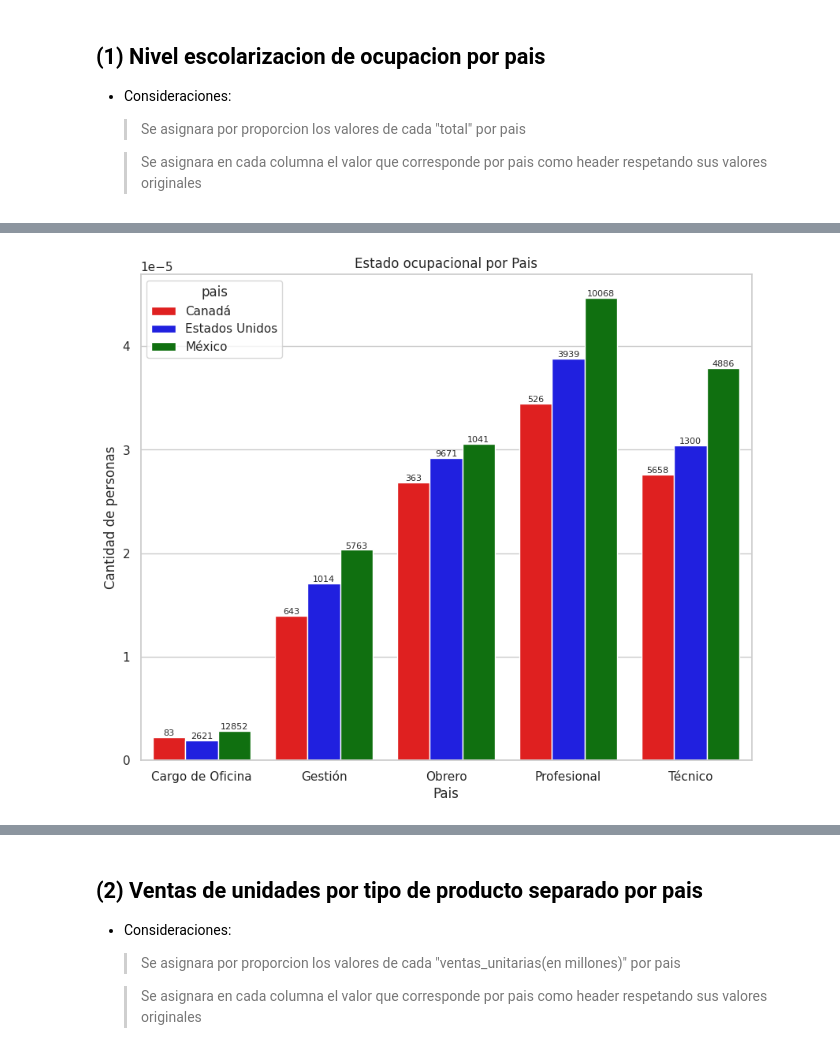
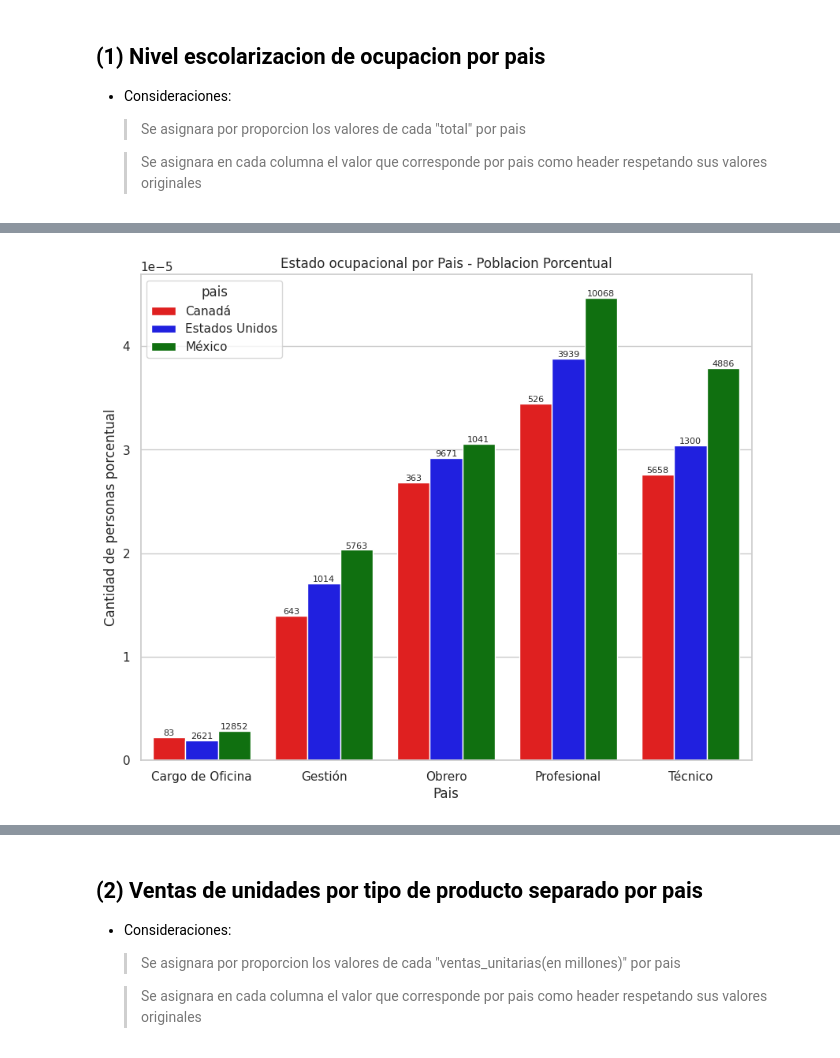
Before and after one commit to Bigote93/EscenciaDelCliente, a Jupyter notebook: EscenciaDelCliente.ipynb, the cells around one changed output, grey strips where cells are left out. Drawn from its saved outputs; the diff is of its cells as text; code cells hidden in the pictures.

Commit message:
Correccion de dataframes y graficos

```diff
--- a/EscenciaDelCliente.ipynb
+++ b/EscenciaDelCliente.ipynb
@@ -131,10 +131,10 @@ columnas = {
     'member_card': 'miembro',
     'occupation': 'ocupacion',
     'houseowner': 'vivienda_propia',
-     #Columna eliminada: 'avg_cars_at home(approx)': 'promedio_autos(aprox)',
+    'avg_cars_at home(approx)': 'promedio_autos(aprox)',
     'avg. yearly_income': 'ingreso_anual',
     'num_children_at_home': 'numero_hijos',
-    'avg_cars_at home(approx).1': 'promedio_autos(aprox)',
+    #Columna eliminada: 'avg_cars_at home(approx).1': 'promedio_autos(aprox)',
     'brand_name': 'marca',
     'SRP': 'precio_recomendado',
     'gross_weight': 'peso_bruto',
@@ -681,3 +601,36 @@ df_trabajar.sample(5)
   > Se asignara por proporcion los valores de cada "total" por pais
 
   > Se asignara en cada columna el valor que corresponde por pais como header respetando sus valores originales
+# %%
+#Cargar columnas de  interes
+df_ocup_pais = df_trabajar[['ocupacion', 'pais']]
+
+#Creamos agrupacion por ocupacion y pais
+df_ocup_pais_g = df_ocup_pais.groupby(['ocupacion','pais']).size().reset_index()
+df_ocup_pais_g.columns = ['ocupacion','pais','total']
+
+#Asignacion de tamaño
+plt.figure(figsize=(10,8))
+
+# Definir una paleta de colores personalizada para los géneros
+palette = {'Canadá': 'red', 'Estados Unidos': 'blue', 'México': 'green'}
+
+#GRafico de histograma por data
+sns.barplot(
+    x="ocupacion",
+    y="total",
+    hue="pais",
+    data=df_ocup_pais_g,
+    saturation = 0.75,
+    palette = palette)
+
+
+for i, bar in enumerate(plt.gca().patches):
+  plt.text(bar.get_x() + bar.get_width() / 2, bar.get_y() + bar.get_height(), df_ocup_pais_g['total'].iloc[i], ha="center", va="bottom",fontsize=8)
+
+
+plt.title('Estado ocupacional por Pais - Muestral')
+plt.xlabel('Pais')
+plt.ylabel('Cantidad de personas')
+
+plt.show()
@@ -684,35 +639,36 @@ df_trabajar.sample(5)
 # %%
+#Cargar columnas de interes
 df_ocup_pais = df_clientes[['ocupacion', 'pais','poblacion_pais']]
 
 #Creamos agrupacion por ocupacion y pais
 df_ocup_pais_g = df_ocup_pais.groupby(['ocupacion','pais','poblacion_pais']).size().reset_index()
 df_ocup_pais_g.columns = ['ocupacion','pais','poblacion_pais','total']
 df_ocup_pais_g['densidad_pais'] = df_ocup_pais_g['total'] / df_ocup_pais_g['poblacion_pais']
 
 #Asignacion de tamaño
 plt.figure(figsize=(10,8))
 
 # Definir una paleta de colores personalizada para los géneros
 palette = {'Canadá': 'red', 'Estados Unidos': 'blue', 'México': 'green'}
 
 #GRafico de histograma por data
 sns.barplot(
     x="ocupacion",
     y="densidad_pais",
     hue="pais",
     data=df_ocup_pais_g,
     saturation = 0.75,
     palette = palette)
 
 
 for i, bar in enumerate(plt.gca().patches):
   plt.text(bar.get_x() + bar.get_width() / 2, bar.get_y() + bar.get_height(), df_ocup_pais_g['total'].iloc[i], ha="center", va="bottom",fontsize=8)
 
 
-plt.title('Estado ocupacional por Pais')
+plt.title('Estado ocupacional por Pais - Poblacion Porcentual')
 plt.xlabel('Pais')
-plt.ylabel('Cantidad de personas')
+plt.ylabel('Cantidad de personas porcentual')
 
 plt.show()
 # %% [output]
-[figure, old version]
+[figure, new version]
```
Also changed, not shown: parts of 19 cells of this notebook.
